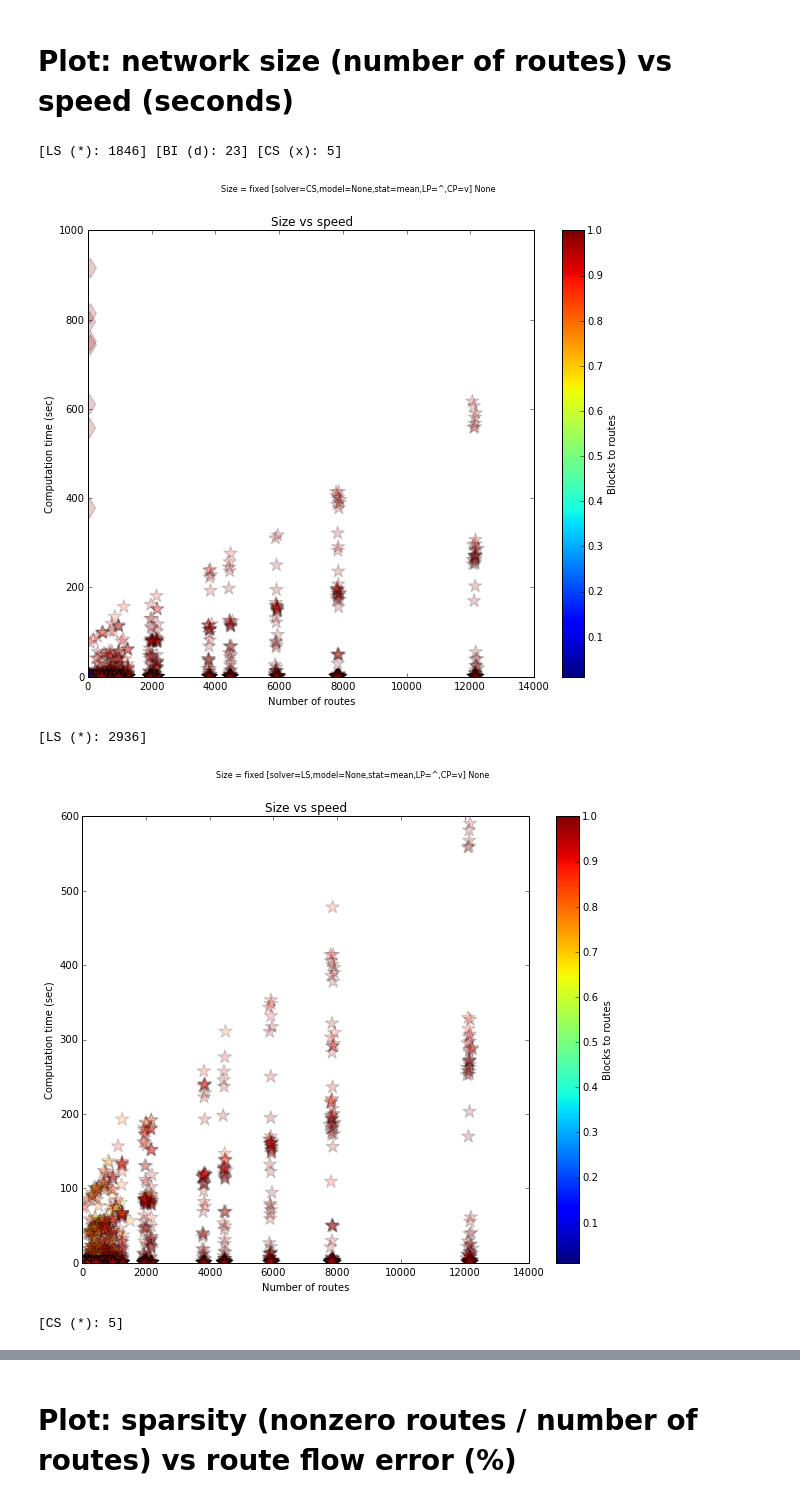
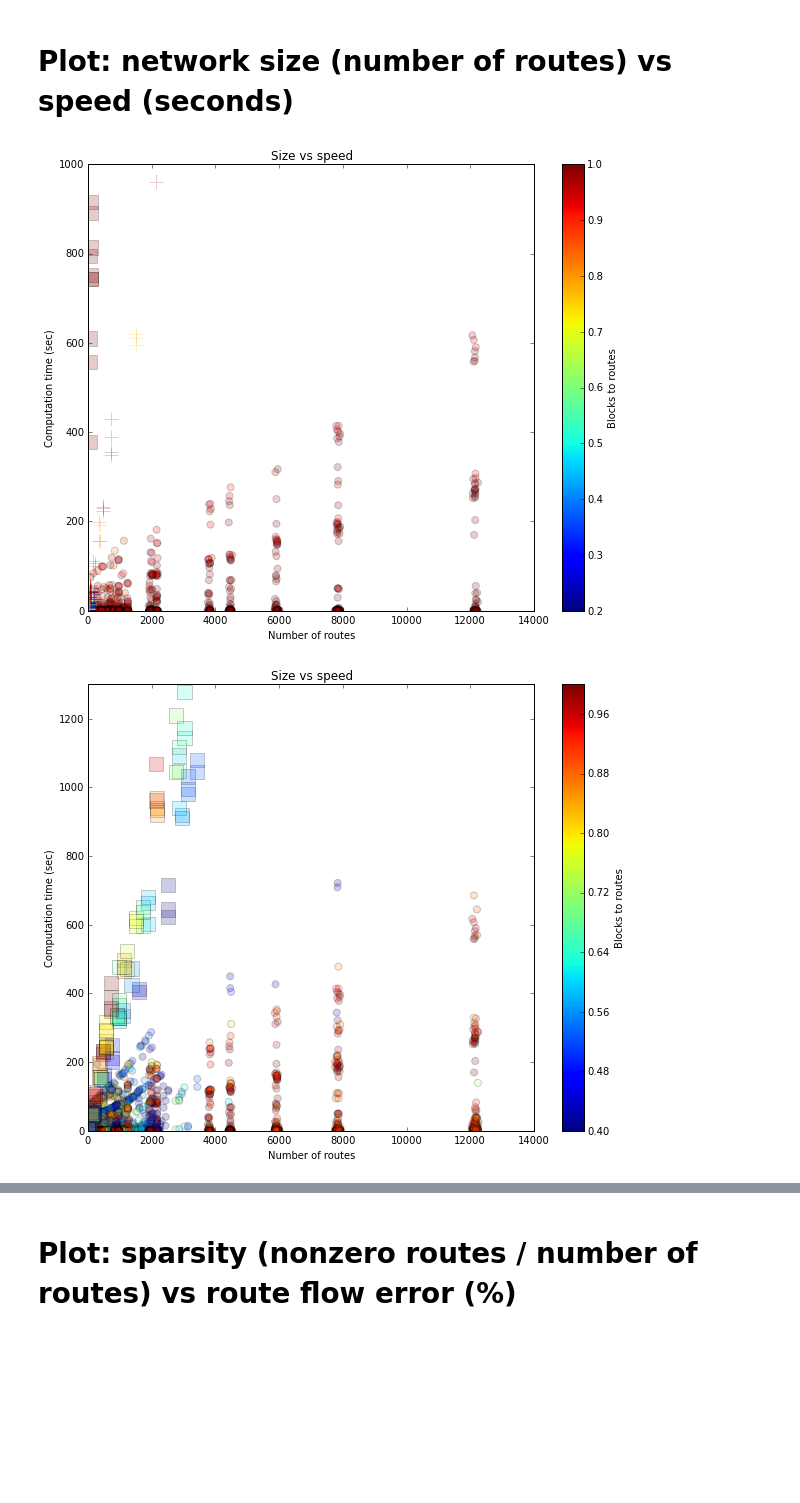
Before and after one commit to cathywu/traffic-estimation-comparison, a Jupyter notebook: ScenarioSpace Plots.ipynb, the cells around one changed output, grey strips where cells are left out. Cells and saved outputs as stored; diff of their text form; code cells hidden in the pictures; blank space fills up the shorter version.

```diff
--- a/ScenarioSpace Plots.ipynb
+++ b/ScenarioSpace Plots.ipynb
@@ -179,16 +46,14 @@ SS.plot_solver_comparison(sparse=True, caption='', model='P', error_leq=0.1,
 # %% [markdown]
 # Plot: network size (number of routes) vs speed (seconds)
 # %%
-SS.plot_size_vs_speed(error_leq=0.10,ylim=(-0.1,1000))
-SS.plot_size_vs_speed(error_leq=0.30,ylim=(-0.1,600),solvers=('LS',))
-SS.plot_size_vs_speed(error_leq=0.30,ylim=(-0.1,5),solvers=('CS',))
-SS.plot_size_vs_speed(error_leq=0.30,ylim=(-0.1,2000),solvers=('BI',))
-SS.plot_size_vs_speed(error_leq=10.00,ylim=(-0.1,600),solvers=('LS',))
-SS.plot_size_vs_speed(error_leq=10.00,ylim=(-0.1,60),solvers=('CS',))
-SS.plot_size_vs_speed(error_leq=10.00,ylim=(-0.1,2000),solvers=('BI',))
+SS.plot_size_vs_speed(error_leq=0.10,ylim=(-0.1,1000), b2n_geq=0.2)
+SS.plot_size_vs_speed(error_leq=10,ylim=(-0.1,1300),solvers=('LS','CS'), b2n_geq=0.4)
+SS.plot_size_vs_speed(error_leq=0.30,ylim=(-0.1,600),solvers=('LS',), b2n_geq=0.2)
+SS.plot_size_vs_speed(error_leq=0.30,ylim=(-0.1,5),solvers=('CS',), b2n_geq=0.2)
+SS.plot_size_vs_speed(error_leq=0.30,ylim=(-0.1,2000),solvers=('BI',), b2n_geq=0.2)
+SS.plot_size_vs_speed(error_leq=10.00,ylim=(-0.1,600),solvers=('LS',), b2n_geq=0.2)
+SS.plot_size_vs_speed(error_leq=10.00,ylim=(-0.1,600),solvers=('CS',), b2n_geq=0.2)
+SS.plot_size_vs_speed(error_leq=10.00,ylim=(-0.1,2000),solvers=('BI',), b2n_geq=0.2)
 # %% [output]
-[LS (*): 1846] [BI (d): 23] [CS (x): 5]
-[figure, old version]
+[figure, new version]
-[LS (*): 2936]
-[figure, old version]
+[figure, new version]
-[CS (*): 5]
```
Also changed, not shown: parts of 6 cells of this notebook, 20 other files.
